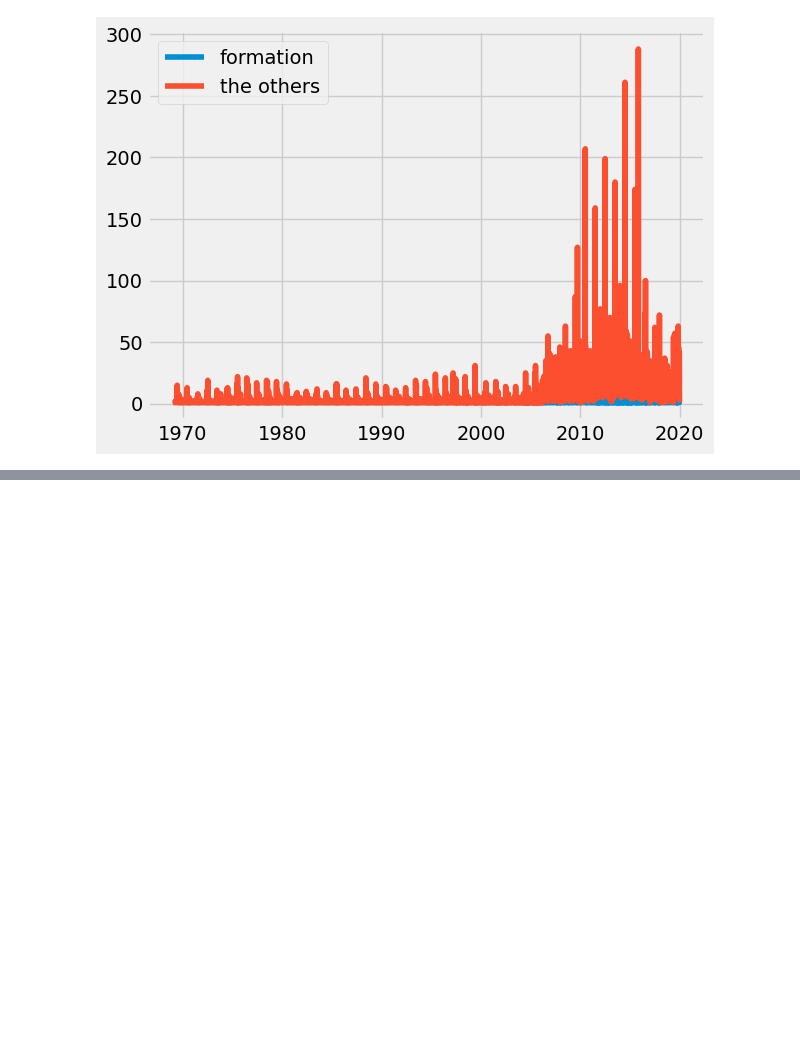
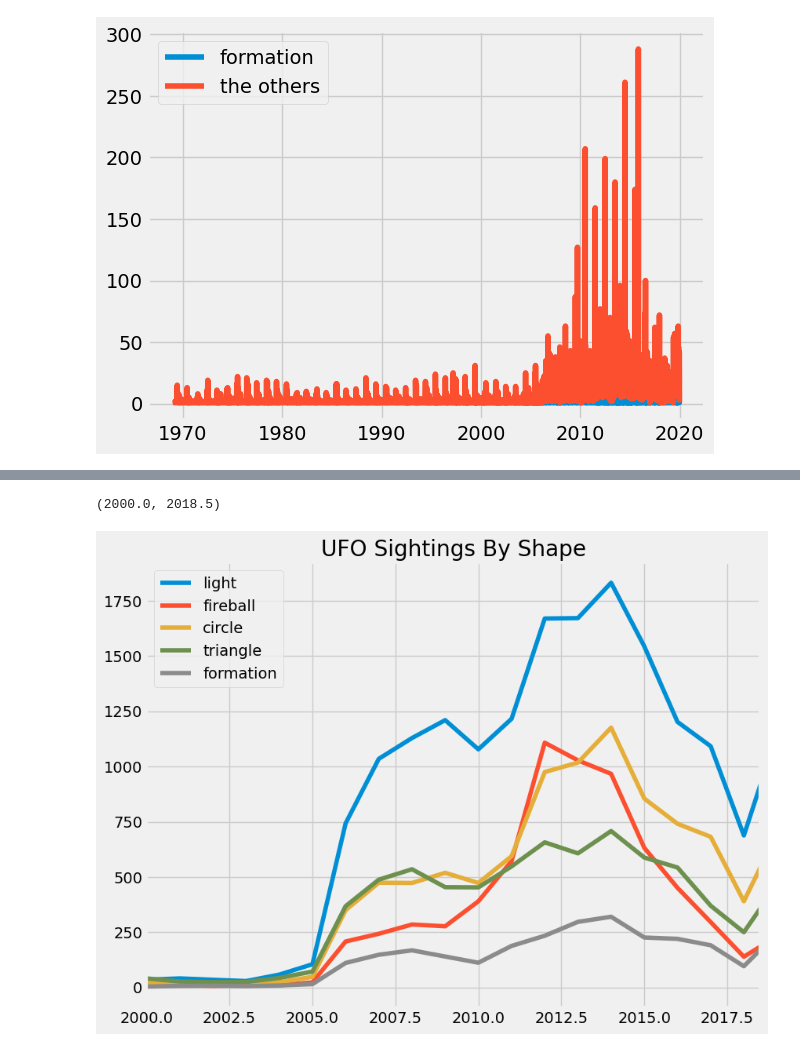
Before and after one commit to minseok06/python, a Jupyter notebook: 14강.ipynb, the cells around one changed output, grey strips where cells are left out. Cells and saved outputs as stored; diff of their text form; code cells hidden in the pictures; blank space fills up the shorter version.

```diff
--- a/14강.ipynb
+++ b/14강.ipynb
@@ -126,0 +157,14 @@ plt.xlim(2010,2018)
+# %%
+plt.subplots(figsize=(9, 7))
+plt.title("UFO Sightings By Shape")
+ufos[ufos["shape"]=="light"].date_time.dt.year.value_counts().sort_index().plot(label="light")
+ufos[ufos["shape"]=="fireball"].date_time.dt.year.value_counts().sort_index().plot(label="fireball")
+ufos[ufos["shape"]=="circle"].date_time.dt.year.value_counts().sort_index().plot(label="circle")
+ufos[ufos["shape"]=="triangle"].date_time.dt.year.value_counts().sort_index().plot(label="triangle")
+ufos[ufos["shape"]=="formation"].date_time.dt.year.value_counts().sort_index().plot(label="formation")
+plt.legend()
+plt.xlim(2000,2018.5)
+# xlim를 하면 한단계 밑에 나오다.
+# %% [output]
+(2000.0, 2018.5)
+[figure, added]
```
Also changed, not shown: parts of 11 cells of this notebook.
